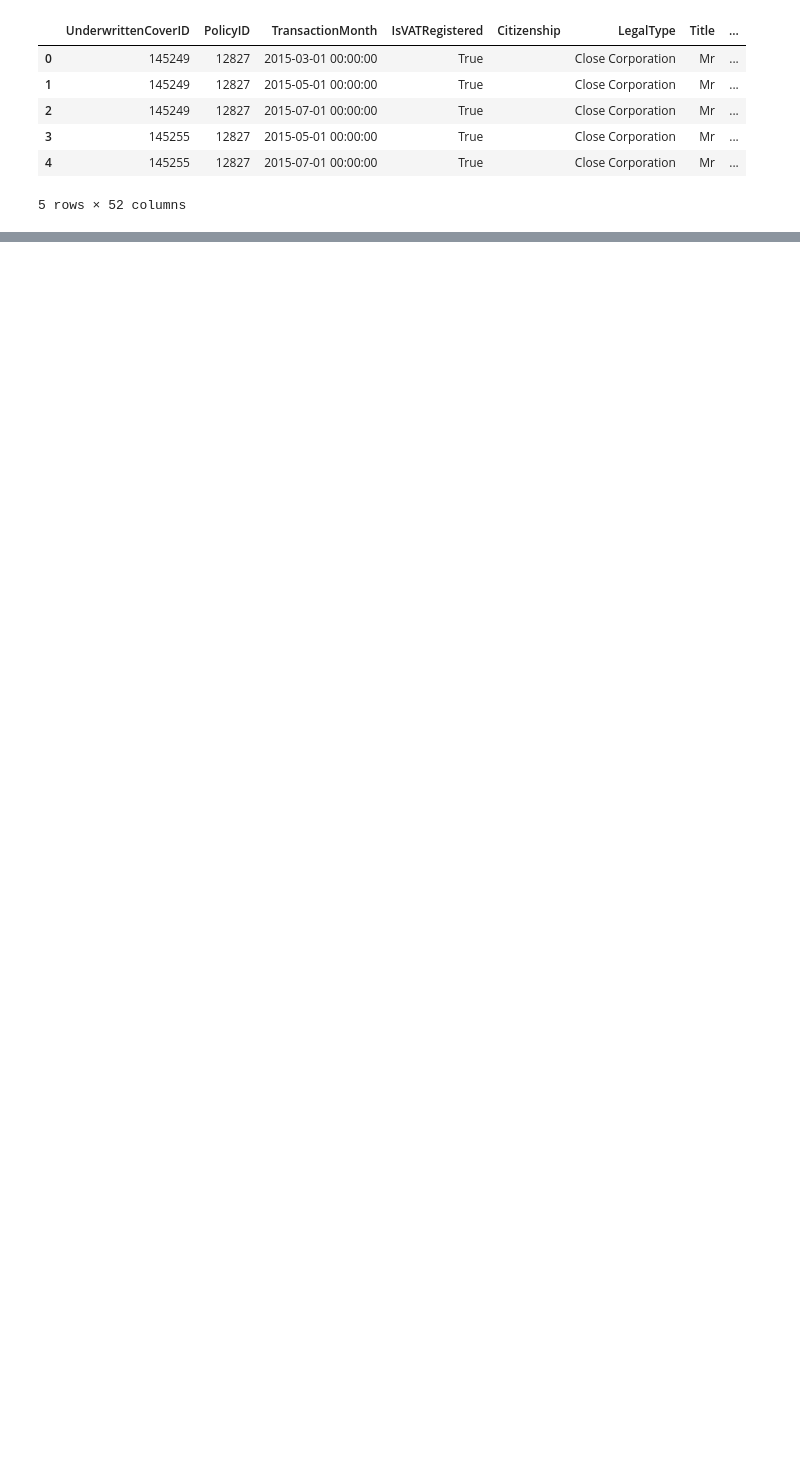
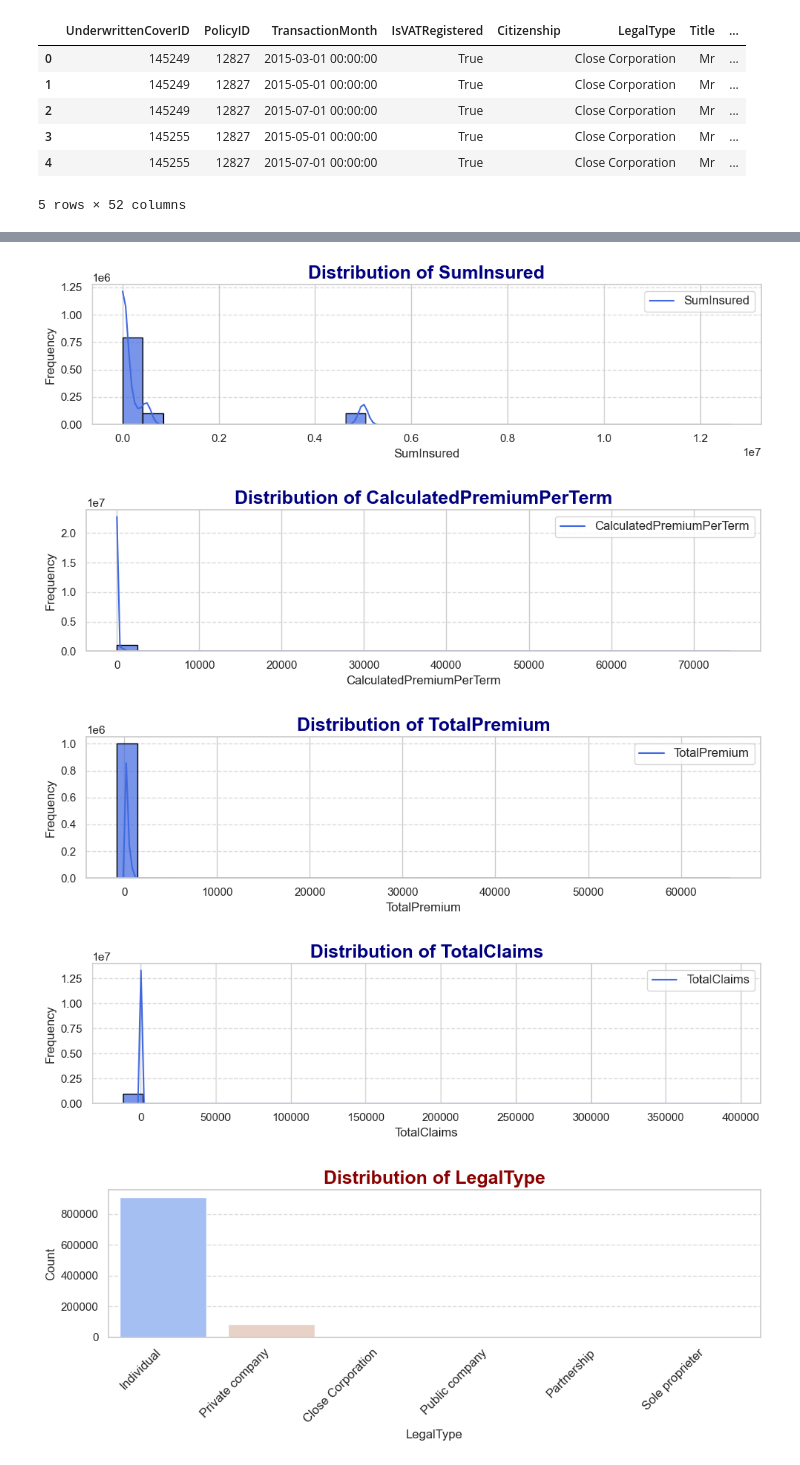
Before and after one commit to ab3lT/AlphaCare-Insurance-Solutions, a Jupyter notebook: notebooks/notebook.ipynb, the cells around one changed output, grey strips where cells are left out. Drawn from its saved outputs; the diff is of its cells as text; code cells hidden in the pictures; blank space fills up the shorter version.

Commit message:
task one completed by generating a cleaned data

```diff
--- a/notebooks/notebook.ipynb
+++ b/notebooks/notebook.ipynb
@@ -25,0 +31,10 @@ data.head()
+# %%
+from data_processing import DataProcessing
+# Create instance of the class
+data_processing = DataProcessing(data)
+
+# Summary of Missing data
+missing_summary = data_processing.missing_data_summary()
+
+# Display results
+missing_summary
@@ -25,0 +72,7 @@ data.head()
+# %%
+
+missing_cols = ['Gender', 'MaritalStatus', 'Cylinders', 'cubiccapacity',
+                'kilowatts', 'NumberOfDoors', 'VehicleIntroDate', 'Model',
+                'make', 'VehicleType', 'mmcode', 'bodytype', 'CapitalOutstanding']
+
+data = data_processing.handle_missing_data('low', missing_cols)
@@ -25,0 +120,25 @@ data.head()
+# %%
+from data_visualization import DataVisualizer
+# Create instance of the class
+vis = DataVisualizer(data)
+
+# Define numerical columns
+numerical_cols = [
+    'SumInsured', 'CalculatedPremiumPerTerm',
+    'TotalPremium', 'TotalClaims'
+]
+# Define categorical columns
+categorical_cols = [
+    'LegalType', 'Bank', 'AccountType', 'MaritalStatus',
+    'Gender', 'Province', 'VehicleType',
+    'AlarmImmobiliser', 'TrackingDevice',
+    'Product'
+]
+
+vis.univariate_analysis(numerical_cols, categorical_cols)
+# %% [output]
+[figure, added]
+[figure, added]
+[figure, added]
+[figure, added]
+[figure, added]
```
Also changed, not shown: parts of 20 cells of this notebook.
